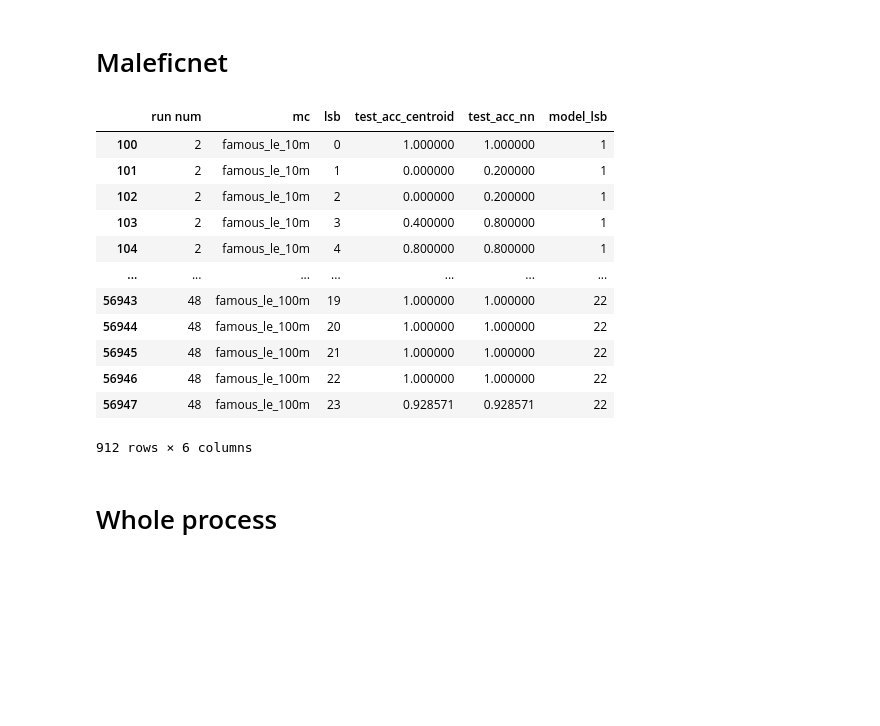
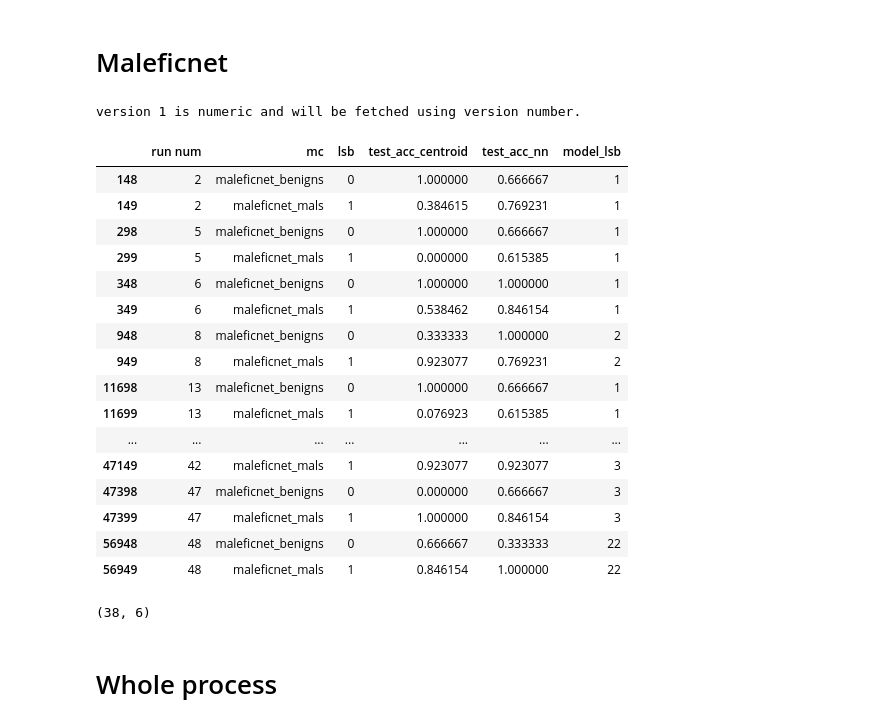
Before and after one commit to danigil/ModelXRay, a Jupyter notebook: notebooks/visualize_siamese_experiment_results.ipynb, the cells around one changed output. Drawn from its saved outputs; the diff is of its cells as text; code cells hidden in the pictures; blank space fills up the shorter version.

```diff
--- a/notebooks/visualize_siamese_experiment_results.ipynb
+++ b/notebooks/visualize_siamese_experiment_results.ipynb
@@ -61,7 +71,7 @@ from model_xray.utils.script_utils import get_siamese_results_dataframe
 
 mc_name:Literal['famous_le_10m', 'famous_le_100m']="famous_le_10m"
 imtype:ImageType=ImageType.GRAYSCALE_FOURPART
-imsize:int=256
+imsize:int=100
 mode:Literal['st', 'es', 'ub', 'none']='ub'
 
 model_arch: Literal['osl_siamese_cnn', 'srnet'] = 'osl_siamese_cnn'
@@ -252,46 +262,55 @@ idx_cols = ['run num','model_lsb']
 acc_threshold = 0.6
 
 maleficnet_benign = (df['mc'] == 'maleficnet_benigns')
 
 maleficnet_benign_over_nn = maleficnet_benign & (df['test_acc_nn'] > acc_threshold)
 maleficnet_benign_over_nn_idxs = df[maleficnet_benign_over_nn][idx_cols]
 
 maleficnet_benign_over_centroid = maleficnet_benign & (df['test_acc_centroid'] > acc_threshold)
 maleficnet_benign_over_centroid_idxs = df[maleficnet_benign_over_centroid][idx_cols]
 
 maleficnet_mals = (df['mc'] == 'maleficnet_mals')
 
 maleficnet_mals_over_nn = maleficnet_mals & (df['test_acc_nn'] > acc_threshold)
 maleficnet_mals_over_nn_idxs = df[maleficnet_mals_over_nn][idx_cols]
 
 maleficnet_mals_over_centroid = maleficnet_mals & (df['test_acc_centroid'] > acc_threshold)
 maleficnet_mals_over_centroid_idxs = df[maleficnet_mals_over_centroid][idx_cols]
 
 maleficnet_benign_over_nn_mask = mask_df_by_df(df, idx_cols, maleficnet_benign_over_nn_idxs)
 maleficnet_benign_over_centroid_mask = mask_df_by_df(df, idx_cols, maleficnet_benign_over_centroid_idxs)
 maleficnet_mals_over_nn_mask = mask_df_by_df(df, idx_cols, maleficnet_mals_over_nn_idxs)
 maleficnet_mals_over_centroid_mask = mask_df_by_df(df, idx_cols, maleficnet_mals_over_centroid_idxs)
 
 maleficnet_over_nn_mask = maleficnet_benign_over_nn_mask & maleficnet_mals_over_nn_mask
 maleficnet_over_centroid_mask = maleficnet_benign_over_centroid_mask & maleficnet_mals_over_centroid_mask
 
 maleficnet_over_mask = maleficnet_over_nn_mask | maleficnet_over_centroid_mask
 
-df[maleficnet_over_mask][~((maleficnet_benign) | (maleficnet_mals))]
+df[maleficnet_over_mask][((maleficnet_benign) | (maleficnet_mals))]
 # %% [output]
+version 1 is numeric and will be fetched using version number.
 |  | run num | mc | lsb | test_acc_centroid | test_acc_nn | model_lsb |
-| 100 | 2 | famous_le_10m | 0 | 1.000000 | 1.000000 | 1 |
-| 101 | 2 | famous_le_10m | 1 | 0.000000 | 0.200000 | 1 |
-| 102 | 2 | famous_le_10m | 2 | 0.000000 | 0.200000 | 1 |
-| 103 | 2 | famous_le_10m | 3 | 0.400000 | 0.800000 | 1 |
-| 104 | 2 | famous_le_10m | 4 | 0.800000 | 0.800000 | 1 |
+| 148 | 2 | maleficnet_benigns | 0 | 1.000000 | 0.666667 | 1 |
+| 149 | 2 | maleficnet_mals | 1 | 0.384615 | 0.769231 | 1 |
+| 298 | 5 | maleficnet_benigns | 0 | 1.000000 | 0.666667 | 1 |
+| 299 | 5 | maleficnet_mals | 1 | 0.000000 | 0.615385 | 1 |
+| 348 | 6 | maleficnet_benigns | 0 | 1.000000 | 1.000000 | 1 |
+| 349 | 6 | maleficnet_mals | 1 | 0.538462 | 0.846154 | 1 |
+| 948 | 8 | maleficnet_benigns | 0 | 0.333333 | 1.000000 | 2 |
+| 949 | 8 | maleficnet_mals | 1 | 0.923077 | 0.769231 | 2 |
+| 11698 | 13 | maleficnet_benigns | 0 | 1.000000 | 0.666667 | 1 |
+| 11699 | 13 | maleficnet_mals | 1 | 0.076923 | 0.615385 | 1 |
 | ... | ... | ... | ... | ... | ... | ... |
-| 56943 | 48 | famous_le_100m | 19 | 1.000000 | 1.000000 | 22 |
-| 56944 | 48 | famous_le_100m | 20 | 1.000000 | 1.000000 | 22 |
-| 56945 | 48 | famous_le_100m | 21 | 1.000000 | 1.000000 | 22 |
-| 56946 | 48 | famous_le_100m | 22 | 1.000000 | 1.000000 | 22 |
-| 56947 | 48 | famous_le_100m | 23 | 0.928571 | 0.928571 | 22 |
+| 47149 | 42 | maleficnet_mals | 1 | 0.923077 | 0.923077 | 3 |
+| 47398 | 47 | maleficnet_benigns | 0 | 0.000000 | 0.666667 | 3 |
+| 47399 | 47 | maleficnet_mals | 1 | 1.000000 | 0.846154 | 3 |
+| 56948 | 48 | maleficnet_benigns | 0 | 0.666667 | 0.333333 | 22 |
+| 56949 | 48 | maleficnet_mals | 1 | 0.846154 | 1.000000 | 22 |
-912 rows × 6 columns
+# %%
+df[maleficnet_over_mask][((maleficnet_benign) | (maleficnet_mals))].shape
+# %% [output]
+(38, 6)
 # %% [markdown]
 # Whole process
 # %%
```
Also changed, not shown: parts of 5 cells of this notebook, 10 other files.
